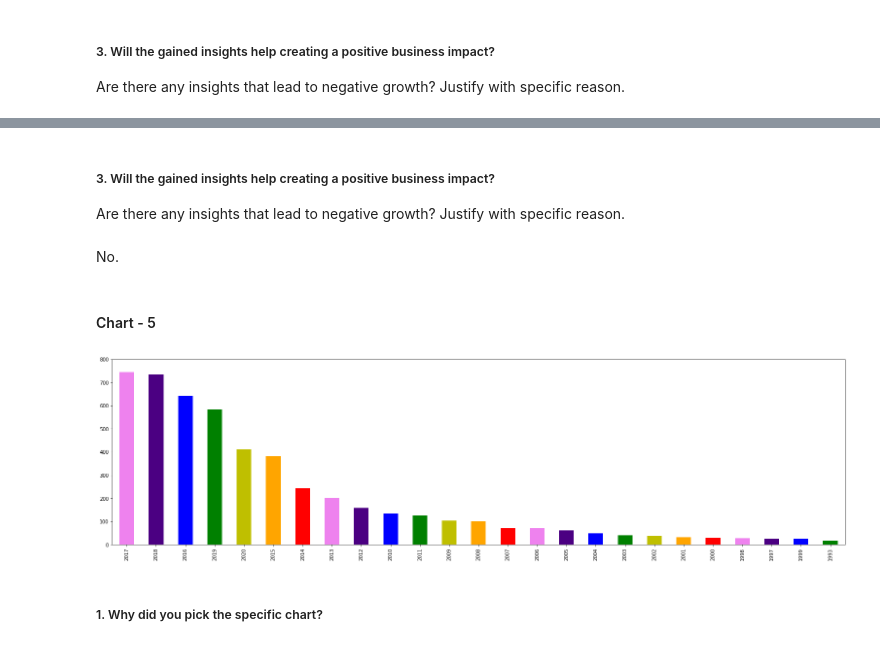
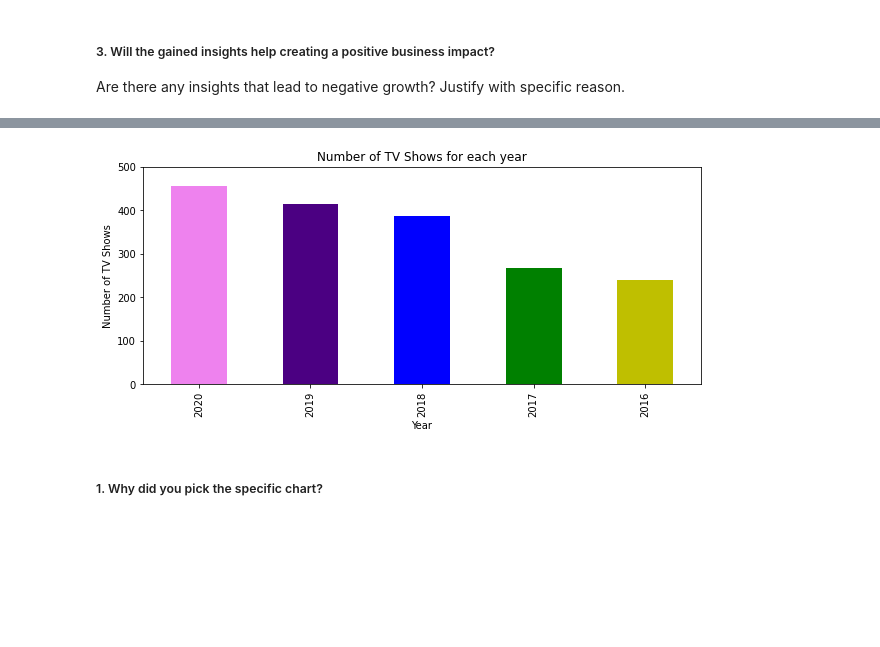
Before and after one commit to mdismailquraishicse/capstone_project_4_netflix_clustering, a Jupyter notebook: netflix_clustering.ipynb, the cells around one changed output, grey strips where cells are left out. Saved outputs shown, nothing was run; the diff lists cells and outputs as text; code cells hidden in the pictures; blank space fills up the shorter version.

```diff
--- a/netflix_clustering.ipynb
+++ b/netflix_clustering.ipynb
@@ -267,16 +267,17 @@ Unique values for  director are
 ### Data Wrangling Code
 # %%
 # Write your code to make your dataset analysis ready.
-
+# Making copy of the dataframe
+df = netflix_df.copy()
 # Assigning data for TV show in a variable
-df_tv = netflix_df[netflix_df['type'] == 'TV Show']
+df_tv = df[netflix_df['type'] == 'TV Show']
 # Assigning data for movie in a variable
-df_movie = netflix_df[netflix_df['type'] == 'Movie']
+df_movie = df[df['type'] == 'Movie']
 # Top 10 directors highest movies/tv shows makes.
-top_10_directors = netflix_df['director'].value_counts().sort_values(ascending=False).head(10)
+top_10_directors = df['director'].value_counts().sort_values(ascending=False).head(10)
 # Top 10 countries highest movies/Tv show producers
-top_10_countries = netflix_df['country'].value_counts().sort_values(ascending=False).head(10)
+top_10_countries = df['country'].value_counts().sort_values(ascending=False).head(10)
 # Top 10 years when highest movies/TV show released
-top_10_years = netflix_df['release_year'].value_counts().sort_values(ascending=False).head(10)
+top_10_years = df['release_year'].value_counts().sort_values(ascending=False).head(10)
 # Top 10 ratings for  highest movies/TV show
-top_10_ratings = netflix_df['rating'].value_counts().sort_values(ascending=False).head(10)
+top_10_ratings = df['rating'].value_counts().sort_values(ascending=False).head(10)
@@ -454,6 +485,6 @@ dtype: int64
 # %%
 # Chart - 1 visualization code
-plt.rcParams['figure.figsize'] = (27,7)
+plt.rcParams['figure.figsize'] = (10,4)
 netflix_df['type'].value_counts().plot.pie(figsize=(7,7),colors={'cyan','coral'},shadow=True,explode=[0.03,0.03],autopct='%0.01f%%')
 plt.show()
 # %% [output]
@@ -541,17 +597,13 @@ A bar chart shows value counts and frequency of the data for each columns and I
-# %% [markdown]
-##### 3. Will the gained insights help creating a positive business impact?
-Are there any insights that lead to negative growth? Justify with specific reason.
-# %% [markdown]
-No.
-# %% [markdown]
-#### Chart - 5
 # %%
-# Chart - 5 visualization code
-df_movie['release_year'].value_counts().head(25).plot.bar(color=['violet','indigo','b','g','y','orange','red'])
-plt.yticks(np.arange(0,900,100))
+# TV Shows
+df_tv['release_year'].value_counts().head().plot.bar(color=['violet','indigo','b','g','y','orange','red'])
+plt.yticks(np.arange(0,501,100))
+plt.title('Number of TV Shows for each year')
+plt.xlabel('Year')
+plt.ylabel('Number of TV Shows')
 plt.show()
 # %% [output]
-[figure, old version]
+[figure, new version]
 # %% [markdown]
 ##### 1. Why did you pick the specific chart?
 # %% [markdown]
```
Also changed, not shown: parts of 60 cells of this notebook.
